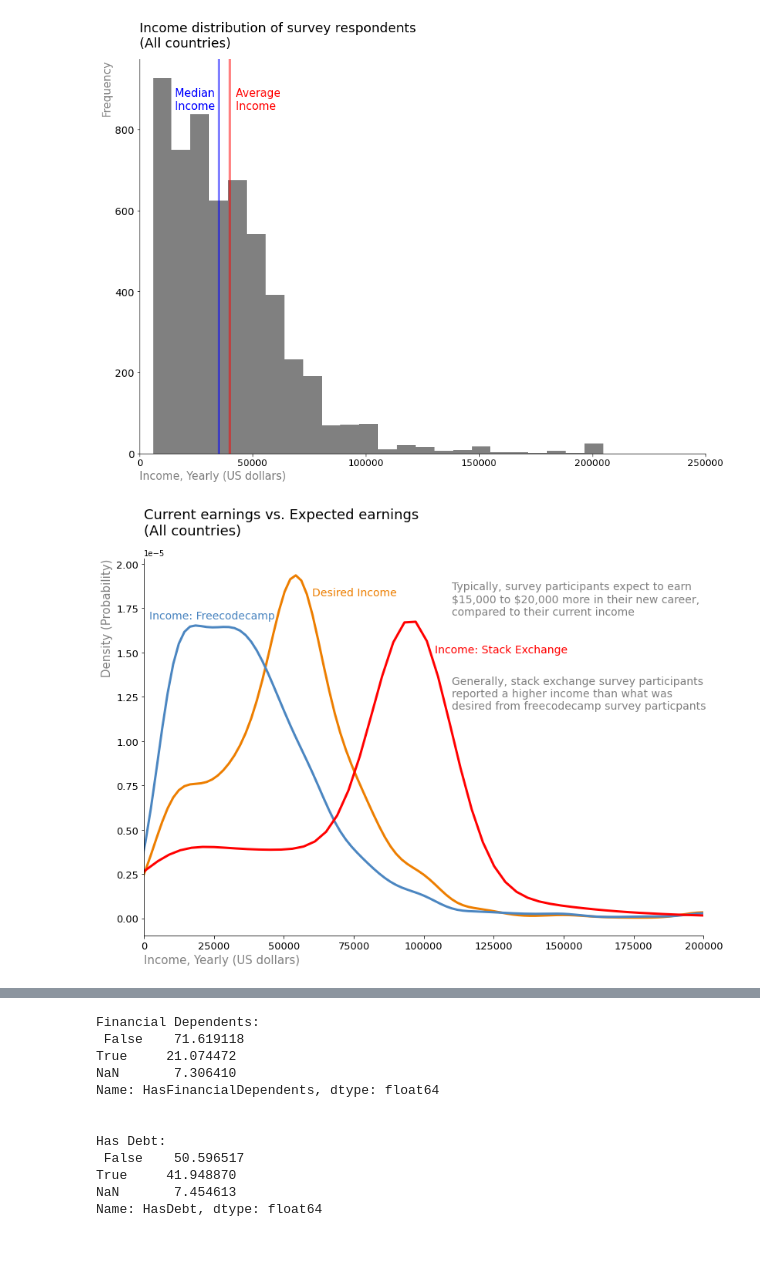
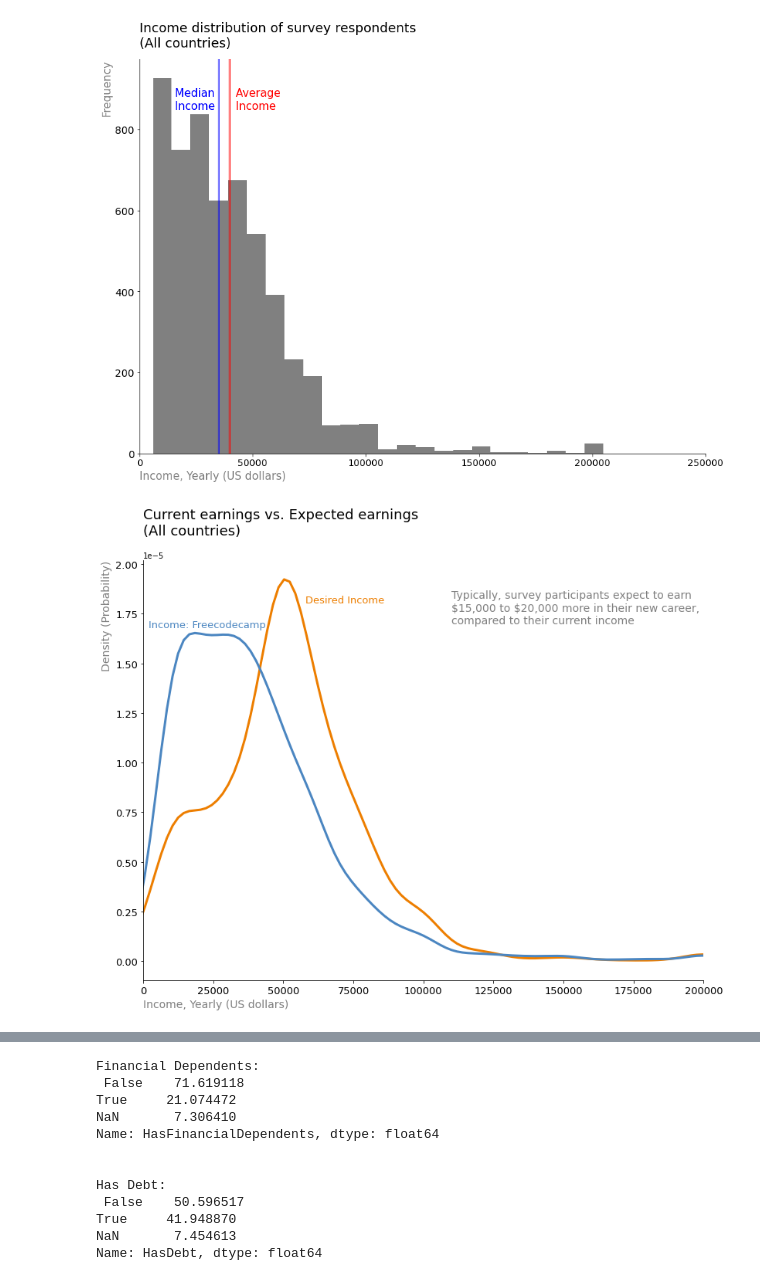
Before and after one commit to paul-trood/Portfolio-Best_Markets_for_Advertising, a Jupyter notebook: coding_survey.ipynb, the cells around one changed output, grey strips where cells are left out. Drawn from its saved outputs; the diff is of its cells as text; code cells hidden in the pictures; blank space fills up the shorter version.

```diff
--- a/coding_survey.ipynb
+++ b/coding_survey.ipynb
@@ -305,7 +323,7 @@ Year                              0.000000
 dtype: float64
 # %%
 # Fill missing data points with average
-survey["ExpectedEarning"] = survey["ExpectedEarning"].fillna(survey["ExpectedEarning"].mean())
+survey["ExpectedEarning"] = survey["ExpectedEarning"].fillna(survey["ExpectedEarning"].median())
 # %%
 survey
 # %% [output]
@@ -727,42 +966,39 @@ stk_exchange["ConvertedSalary"] = stk_exchange["ConvertedSalary"].fillna(stk_exc
 # %%
 
 
 # Difference between current income and expected income
-fig, ax = plt.subplots(figsize = (13,9))
+fig, ax = plt.subplots(figsize = (13,10))
 
 # Freecodecamp survey expected earning distribution
 survey["ExpectedEarning"].plot.kde(xlim = (0, 200000), color = "#ED7E00", linewidth = 3)
 
 # Freecodecamp survey current income distribution
 survey["Income"].plot.kde(color = "#4B86C1", linewidth = 3)
 
-# Reported income of stack exchange survey participants distribution
-stk_exchange["ConvertedSalary"].plot.kde(color = "red", linewidth = 3)
-
+# Title
 plt.title("Current earnings vs. Expected earnings\n(All countries)", size = 18, loc = "left", y = 1.05)
 
+# X and Y ticks
 plt.xticks(size = 14)
 plt.yticks(size = 14)
-plt.ylabel("Density (Probability)", size = 15, color = "grey", loc = "top")
-plt.xlabel("Income, Yearly (US dollars)", size = 15, color = "grey", loc = "left")
+
+# X and Y labels
+plt.ylabel("Density (Probability)", size = 14, color = "grey", loc = "top")
+plt.xlabel("Income, Yearly (US dollars)", size = 14, color = "grey", loc = "left")
+
+# Remove spines
 plt.gca().spines[["right", "top"]].set_visible(False)
 
-plt.text(x = 0.01, y = 0.84, s="Income: Freecodecamp", color = "#4B86C1", size = 14, transform=ax.transAxes)
-plt.text(x = 0.3, y = .90, s="Desired Income", color = "#ED7E00", size = 14, transform=ax.transAxes)
-
-plt.text(0.52, .75, "Income: Stack Exchange", color = "red", size = 14, transform=ax.transAxes)
-
-
+# Misc. text
+plt.text(x = 0.01, y = 0.84, s="Income: Freecodecamp", color = "#4B86C1", size = 13, transform=ax.transAxes)
+plt.text(x = 0.29, y = .90, s="Desired Income", color = "#ED7E00", size = 13, transform=ax.transAxes)
 plt.text(0.55,0.85,"""Typically, survey participants expect to earn\n\$15,000 to \$20,000 more in their new career,
 compared to their current income""", color = "grey", size = 14, transform=ax.transAxes)
 
-plt.text(0.55,0.6,"""Generally, stack exchange survey participants\nreported a higher income than what was
-desired from freecodecamp survey particpants""", color = "grey", size = 14, transform=ax.transAxes)
-
+# X and Y ticks
 plt.yticks(size = 13)
 plt.xticks(size = 13)
 
-
 plt.show()
 # %% [output]
-[figure, old version]
+[figure, new version]
```
Also changed, not shown: parts of 68 cells of this notebook.
